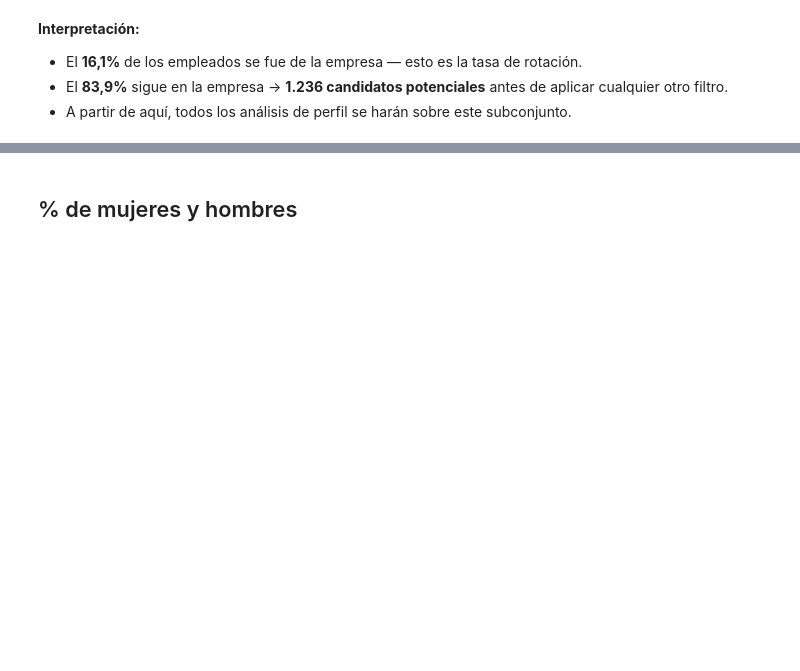
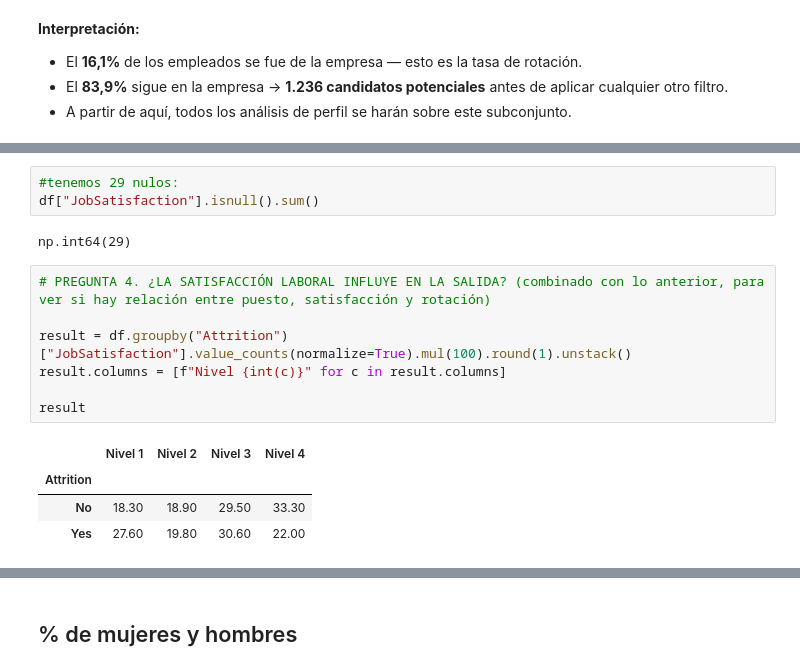
Before and after one commit to aliciagonzalezgoz/project-da-promo-69-modulo-3-team-2, a Jupyter notebook: Fase1.ipynb, the cells around one changed output, grey strips where cells are left out. Drawn from its saved outputs; the diff is of its cells as text; blank space fills up the shorter version.

```diff
--- a/Fase1.ipynb
+++ b/Fase1.ipynb
@@ -191,0 +284,17 @@ Candidatos potenciales al curso:      1236
+# %%
+#tenemos 29 nulos:
+df["JobSatisfaction"].isnull().sum()
+# %% [output]
+np.int64(29)
+# %%
+# PREGUNTA 4. ¿LA SATISFACCIÓN LABORAL INFLUYE EN LA SALIDA? (combinado con lo anterior, para ver si hay relación entre puesto, satisfacción y rotación)
+
+result = df.groupby("Attrition")["JobSatisfaction"].value_counts(normalize=True).mul(100).round(1).unstack()
+result.columns = [f"Nivel {int(c)}" for c in result.columns]
+
+result
+# %% [output]
+|  | Nivel 1 | Nivel 2 | Nivel 3 | Nivel 4 |
+| Attrition |  |  |  |  |
+| No | 18.30 | 18.90 | 29.50 | 33.30 |
+| Yes | 27.60 | 19.80 | 30.60 | 22.00 |
```
Also changed, not shown: parts of 24 cells of this notebook.
